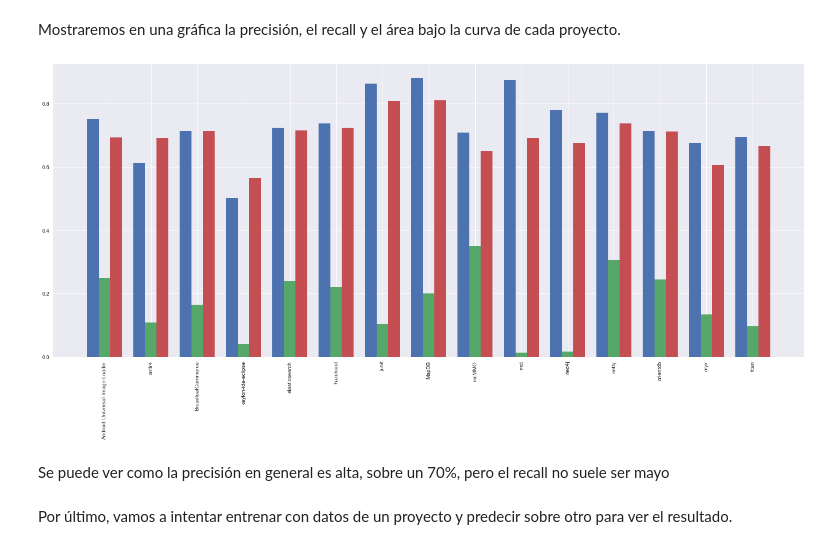
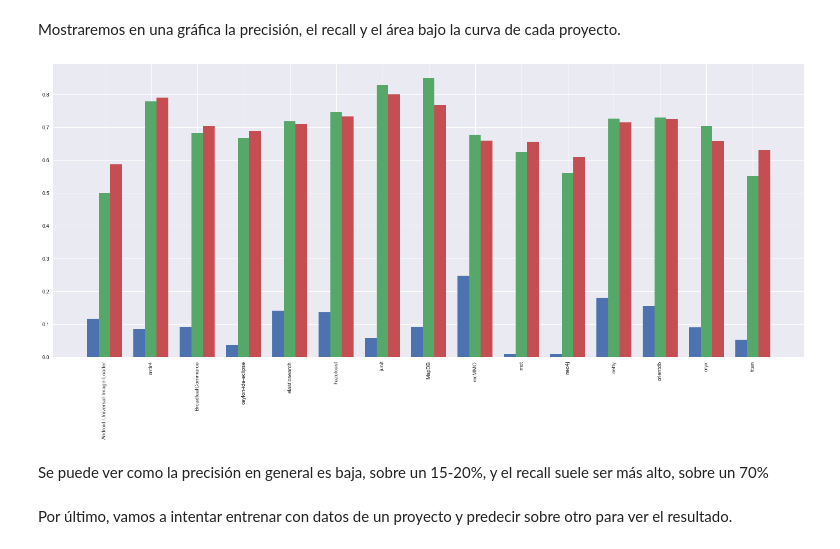
Before and after one commit to Diego-SA/tfm, a Jupyter notebook: Modelo de predicción/Creación modelo - definitivo.ipynb, the cells around one changed output. Cells and saved outputs as stored; diff of their text form; code cells hidden in the pictures.

```diff
--- a/Modelo de predicción/Creación modelo - definitivo.ipynb
+++ b/Modelo de predicción/Creación modelo - definitivo.ipynb
@@ -678,29 +678,29 @@ Mostraremos en una gráfica la precisión, el recall y el área bajo la curva de
 # %%
 precisions = []
 recalls = []
 aucs = []
 for project in projects:
-    acc, prec, recall, auc = analyzeProject(project)
+    prec, recall, f1, auc = analyzeProject(project)
     precisions.append(prec)
     recalls.append(recall)
     aucs.append(auc)
     #print("Proyecto ", project)
     #print("Accuracy: ", acc)
     #print("Precision: ", prec)
     #print("Recall: ", recall)
     #print("AUC: ", auc)
     #print("----------------------")
 X = np.arange(len(projects))
 plt.figure(figsize=(25,10))
 plt.bar(X-0.25, precisions, width=0.25)
 plt.bar(X, recalls, width=0.25)
 plt.bar(X+0.25, aucs, width=0.25)
 locs, labels = plt.xticks(X, projects, rotation = 90)
 plt.show();
 # %% [output]
-[figure, old version]
+[figure, new version]
 # %% [markdown]
-Se puede ver como la precisión en general es alta, sobre un 70%, pero el recall no suele ser mayo
+Se puede ver como la precisión en general es baja, sobre un 15-20%, y el recall suele ser más alto, sobre un 70%
 # %% [markdown]
 Por último, vamos a intentar entrenar con datos de un proyecto y predecir sobre otro para ver el resultado.
 # %%
```
Also changed, not shown: parts of 11 cells of this notebook, 15 other files.
